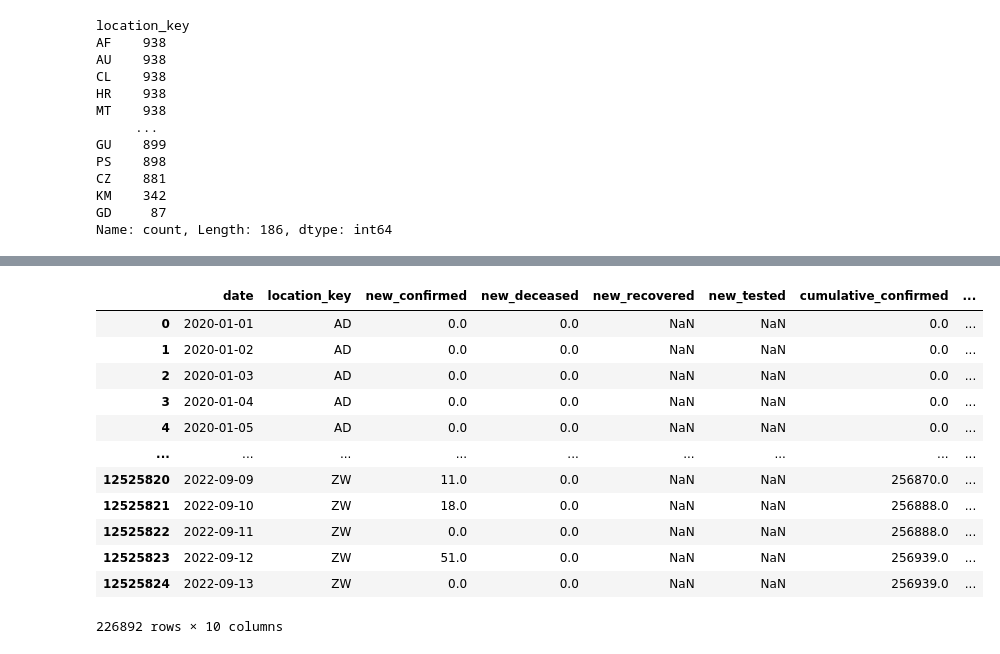
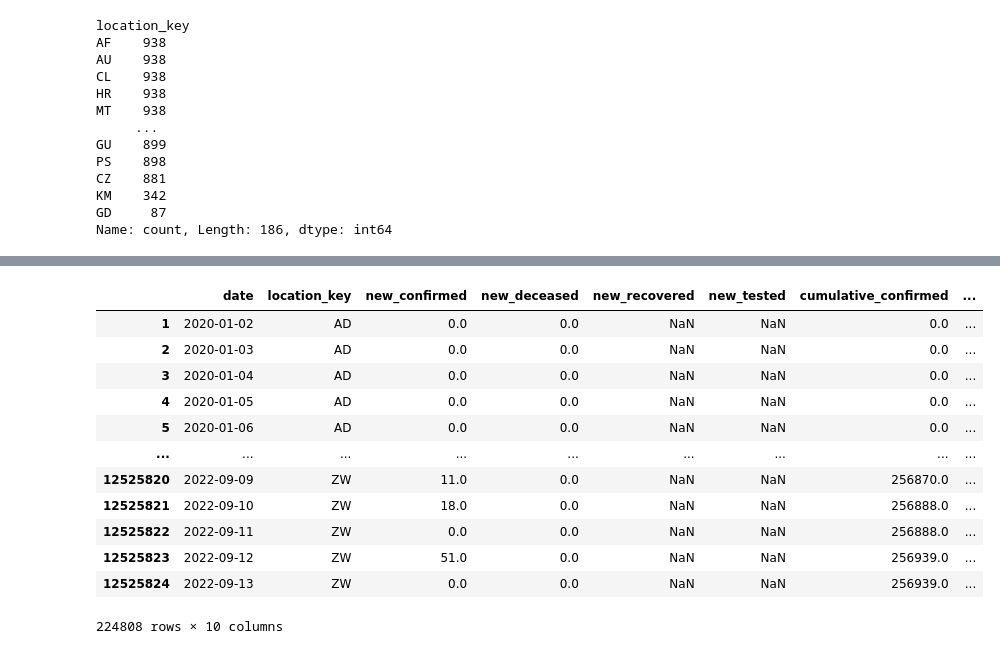
Before and after one commit to vichalder/final_project, a Jupyter notebook: notebooks/Data_cleaning_and_merging.ipynb, the cells around one changed output, grey strips where cells are left out. Saved outputs shown, nothing was run; the diff lists cells and outputs as text; code cells hidden in the pictures.

```diff
--- a/notebooks/Data_cleaning_and_merging.ipynb
+++ b/notebooks/Data_cleaning_and_merging.ipynb
@@ -186,0 +248,41 @@ None
+# %%
+# For dataset 1
+# Finding the first common observation date shared for all of the countries to make the comparison fair
+
+filtered_focus_data1 = filtered_focus_data1.copy()
+
+filtered_focus_data1['date'] = pd.to_datetime(filtered_focus_data1['date'].astype('string'), errors='coerce').dt.normalize()
+
+min_dates_1 = filtered_focus_data1.groupby('location_key')['date'].min()
+max_dates_1 = filtered_focus_data1.groupby('location_key')['date'].max()
+
+first_common_1 = min_dates_1.max()
+last_common_1 = max_dates_1.min()
+
+print(f"First common date: {first_common_1}")
+print(f"Last common date: {last_common_1}")
+
+# Filtering the filtered_focus_data1 to only include this data interval
+filtered_focus_data1_common = filtered_focus_data1[
+    (filtered_focus_data1['date'] >= first_common_1) &
+    (filtered_focus_data1['date'] <= last_common_1)
+].copy()
+
+print(f"filtered_focus_data1_common shape: {filtered_focus_data1_common.shape}")
+
+# Investigate if some dates are missing for some countries. Print the dates and countries missing for the date interval
+
+date_range = pd.date_range(start=first_common_date, end=last_common_date, freq='D')
+
+missing_by_country_1 = {}
+for country, group in filtered_focus_data1_common.groupby('location_key'):
+    missing_dates = date_range.difference(pd.DatetimeIndex(group['date']))
+    if len(missing_dates):
+        missing_by_country_1[country] = missing_dates
+
+if missing_by_country_1:
+    print("\nMissing dates in filtered_focus_data1_common:")
+    for country, missing_dates in missing_by_country_1.items():
+        print(f"{country}: {len(missing_dates)} missing dates (first few: {missing_dates[:5].tolist()})")
+else:
+    print("\nNo missing dates found in filtered_focus_data1_common.")
@@ -214,19 +338,19 @@ dtypes: float64(20), str(2)
 memory usage: 30.0 MB
 None
 # %%
-focus_data1
+filtered_focus_data1_common
 # %% [output]
 |  | date | location_key | new_confirmed | new_deceased | new_recovered | new_tested | cumulative_confirmed | ... |
-| 0 | 2020-01-01 | AD | 0.0 | 0.0 | NaN | NaN | 0.0 | ... |
 | 1 | 2020-01-02 | AD | 0.0 | 0.0 | NaN | NaN | 0.0 | ... |
 | 2 | 2020-01-03 | AD | 0.0 | 0.0 | NaN | NaN | 0.0 | ... |
 | 3 | 2020-01-04 | AD | 0.0 | 0.0 | NaN | NaN | 0.0 | ... |
 | 4 | 2020-01-05 | AD | 0.0 | 0.0 | NaN | NaN | 0.0 | ... |
+| 5 | 2020-01-06 | AD | 0.0 | 0.0 | NaN | NaN | 0.0 | ... |
 | ... | ... | ... | ... | ... | ... | ... | ... | ... |
 | 12525820 | 2022-09-09 | ZW | 11.0 | 0.0 | NaN | NaN | 256870.0 | ... |
 | 12525821 | 2022-09-10 | ZW | 18.0 | 0.0 | NaN | NaN | 256888.0 | ... |
 | 12525822 | 2022-09-11 | ZW | 0.0 | 0.0 | NaN | NaN | 256888.0 | ... |
 | 12525823 | 2022-09-12 | ZW | 51.0 | 0.0 | NaN | NaN | 256939.0 | ... |
 | 12525824 | 2022-09-13 | ZW | 0.0 | 0.0 | NaN | NaN | 256939.0 | ... |
-226892 rows × 10 columns
+224808 rows × 10 columns
 # %%
```
Also changed, not shown: parts of 21 cells of this notebook.
